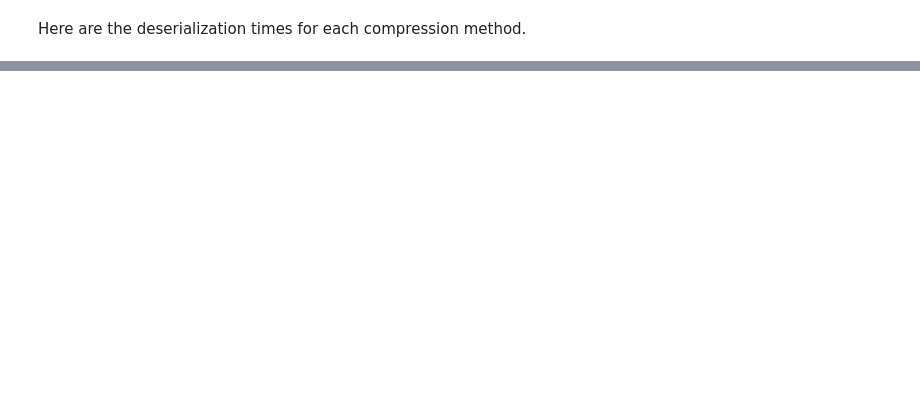
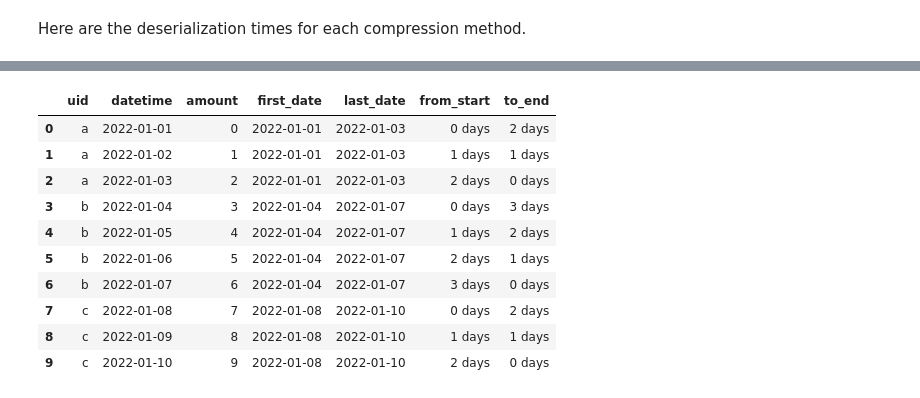
Before and after one commit to oneoffcoder/books, a Jupyter notebook: sphinx/scikit-intro/source/pandas.ipynb, the cells around one changed output, grey strips where cells are left out. Cells and saved outputs as stored; diff of their text form; code cells hidden in the pictures; blank space fills up the shorter version.

```diff
--- a/sphinx/scikit-intro/source/pandas.ipynb
+++ b/sphinx/scikit-intro/source/pandas.ipynb
@@ -1597,0 +2112,23 @@ Wall time: 6.14 ms
+# %%
+df \
+    .assign(
+        first_val=first_date,
+        first_date=lambda d: d['first_val'].ffill(),
+        last_val=last_date,
+        last_date=lambda d: d['last_val'].bfill()) \
+    .drop(columns=['first_val', 'last_val']) \
+    .assign(
+        from_start=lambda d: d['datetime'] - d['first_date'],
+        to_end=lambda d: d['last_date'] - d['datetime'])
+# %% [output]
+|  | uid | datetime | amount | first_date | last_date | from_start | to_end |
+| 0 | a | 2022-01-01 | 0 | 2022-01-01 | 2022-01-03 | 0 days | 2 days |
+| 1 | a | 2022-01-02 | 1 | 2022-01-01 | 2022-01-03 | 1 days | 1 days |
+| 2 | a | 2022-01-03 | 2 | 2022-01-01 | 2022-01-03 | 2 days | 0 days |
+| 3 | b | 2022-01-04 | 3 | 2022-01-04 | 2022-01-07 | 0 days | 3 days |
+| 4 | b | 2022-01-05 | 4 | 2022-01-04 | 2022-01-07 | 1 days | 2 days |
+| 5 | b | 2022-01-06 | 5 | 2022-01-04 | 2022-01-07 | 2 days | 1 days |
+| 6 | b | 2022-01-07 | 6 | 2022-01-04 | 2022-01-07 | 3 days | 0 days |
+| 7 | c | 2022-01-08 | 7 | 2022-01-08 | 2022-01-10 | 0 days | 2 days |
+| 8 | c | 2022-01-09 | 8 | 2022-01-08 | 2022-01-10 | 1 days | 1 days |
+| 9 | c | 2022-01-10 | 9 | 2022-01-08 | 2022-01-10 | 2 days | 0 days |
```
Also changed, not shown: parts of 58 cells of this notebook.
